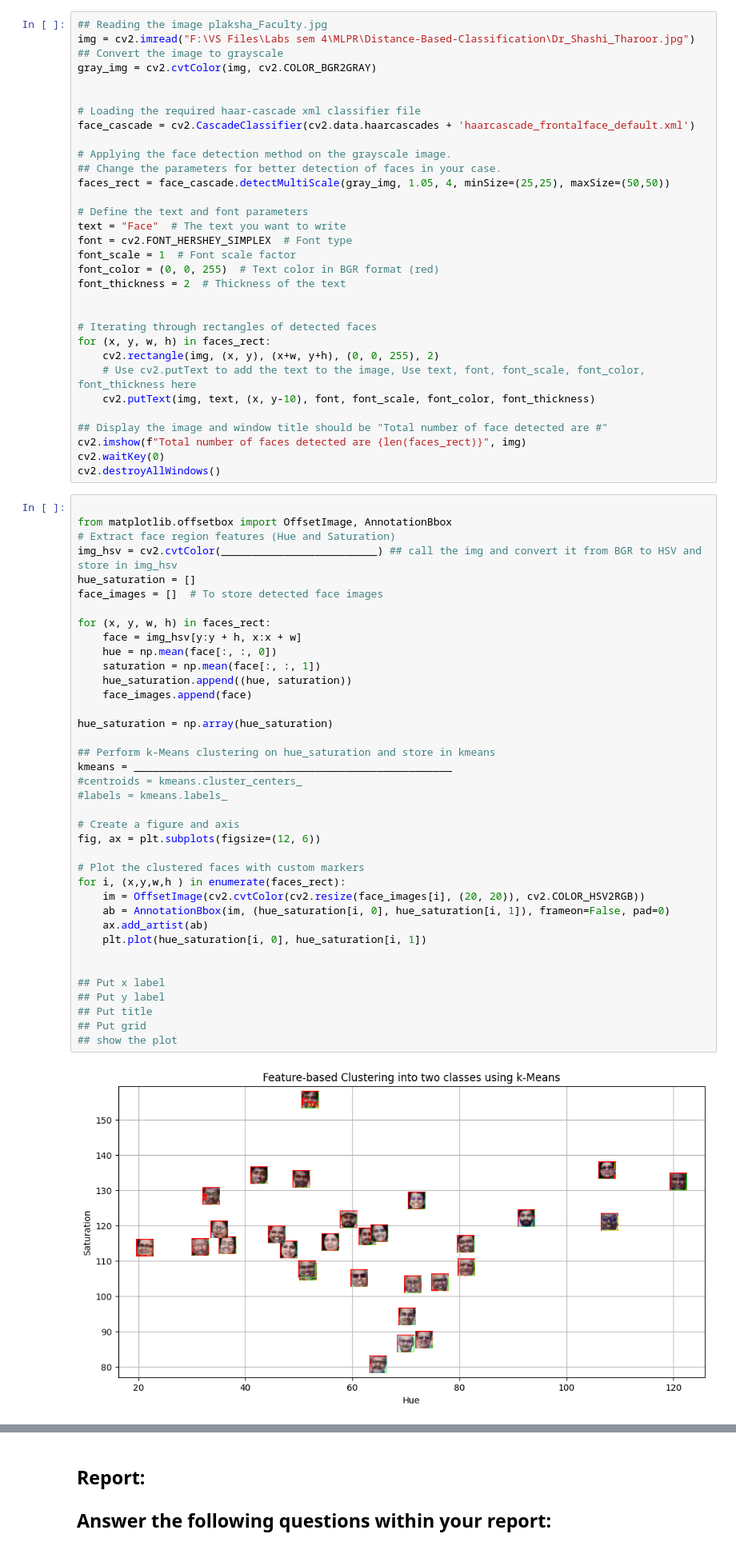
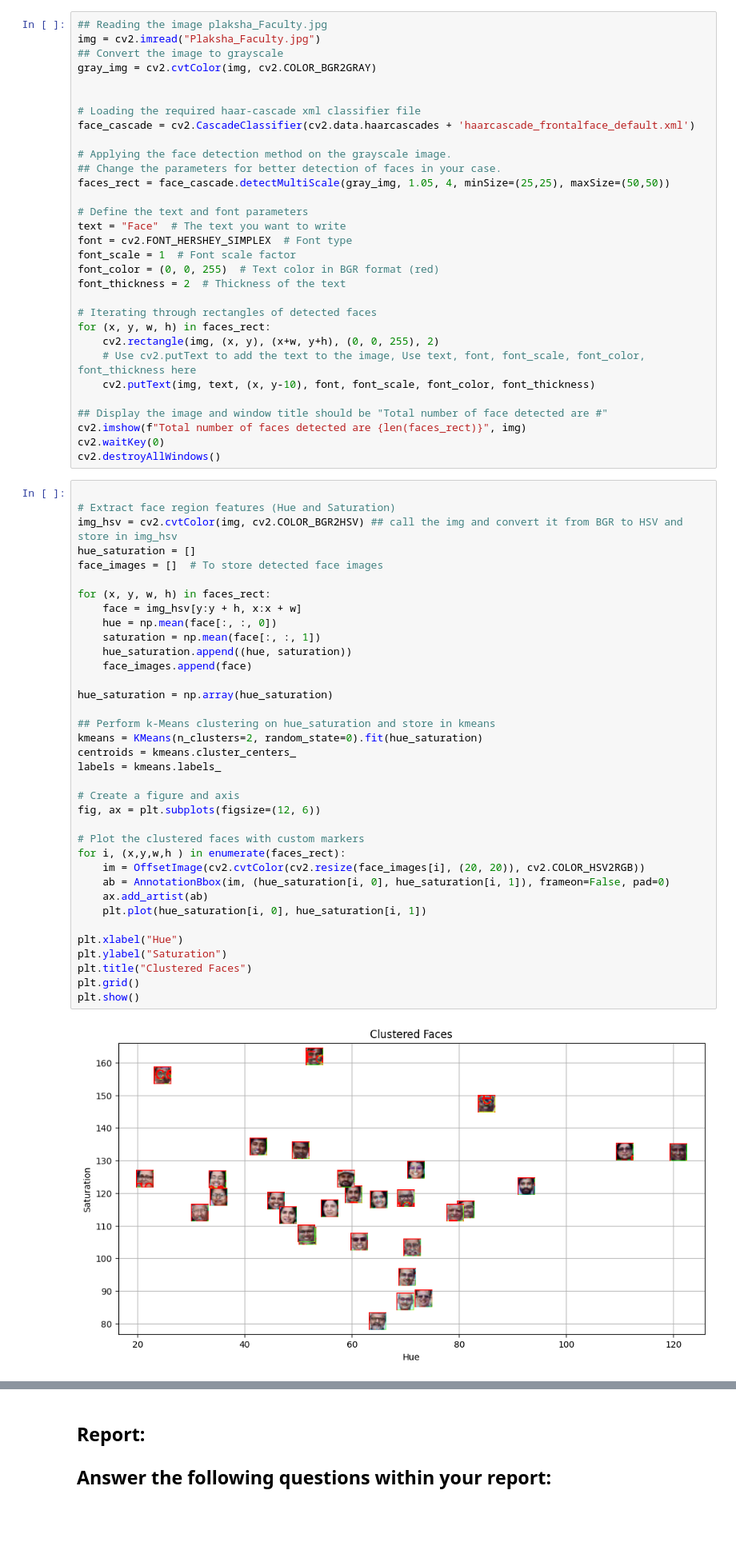
Before and after one commit to asp616848/Distance-Based-Classification, a Jupyter notebook: Lab 5-Spring 2025.ipynb, the cells around one changed output, grey strips where cells are left out. Shown at 80% size. Drawn from its saved outputs; the diff is of its cells as text; blank space fills up the shorter version.

```diff
--- a/Lab 5-Spring 2025.ipynb
+++ b/Lab 5-Spring 2025.ipynb
@@ -19,6 +23,6 @@ import cv2
 # %%
 ## Reading the image plaksha_Faculty.jpg
-img = cv2.imread("F:\VS Files\Labs sem 4\MLPR\Distance-Based-Classification\Dr_Shashi_Tharoor.jpg")
+img = cv2.imread("Plaksha_Faculty.jpg")
 ## Convert the image to grayscale
 gray_img = cv2.cvtColor(img, cv2.COLOR_BGR2GRAY)
 
@@ -37,7 +41,6 @@ font_scale = 1  # Font scale factor
 font_color = (0, 0, 255)  # Text color in BGR format (red)
 font_thickness = 2  # Thickness of the text
 
-
 # Iterating through rectangles of detected faces
 for (x, y, w, h) in faces_rect:
     cv2.rectangle(img, (x, y), (x+w, y+h), (0, 0, 255), 2)
@@ -50,44 +53,42 @@ cv2.waitKey(0)
 cv2.destroyAllWindows()
 # %%
 
-from matplotlib.offsetbox import OffsetImage, AnnotationBbox
 # Extract face region features (Hue and Saturation)
-img_hsv = cv2.cvtColor(_________________________) ## call the img and convert it from BGR to HSV and store in img_hsv
+img_hsv = cv2.cvtColor(img, cv2.COLOR_BGR2HSV) ## call the img and convert it from BGR to HSV and store in img_hsv
 hue_saturation = []
 face_images = []  # To store detected face images
 
 for (x, y, w, h) in faces_rect:
     face = img_hsv[y:y + h, x:x + w]
     hue = np.mean(face[:, :, 0])
     saturation = np.mean(face[:, :, 1])
     hue_saturation.append((hue, saturation))
     face_images.append(face)
 
 hue_saturation = np.array(hue_saturation)
 
 ## Perform k-Means clustering on hue_saturation and store in kmeans
-kmeans = ___________________________________________________
-#centroids = kmeans.cluster_centers_
-#labels = kmeans.labels_
+kmeans = KMeans(n_clusters=2, random_state=0).fit(hue_saturation)
+centroids = kmeans.cluster_centers_
+labels = kmeans.labels_
 
 # Create a figure and axis
 fig, ax = plt.subplots(figsize=(12, 6))
 
 # Plot the clustered faces with custom markers
 for i, (x,y,w,h ) in enumerate(faces_rect):
     im = OffsetImage(cv2.cvtColor(cv2.resize(face_images[i], (20, 20)), cv2.COLOR_HSV2RGB))
     ab = AnnotationBbox(im, (hue_saturation[i, 0], hue_saturation[i, 1]), frameon=False, pad=0)
     ax.add_artist(ab)
     plt.plot(hue_saturation[i, 0], hue_saturation[i, 1])
 
-
-## Put x label
-## Put y label
-## Put title
-## Put grid
-## show the plot
+plt.xlabel("Hue")
+plt.ylabel("Saturation")
+plt.title("Clustered Faces")
+plt.grid()
+plt.show()
 # %% [output]
-[figure, old version]
+[figure, new version]
 # %%
 # Create an empty list to store legend labels
 legend_labels = []
```
Also changed, not shown: parts of 3 cells of this notebook.
